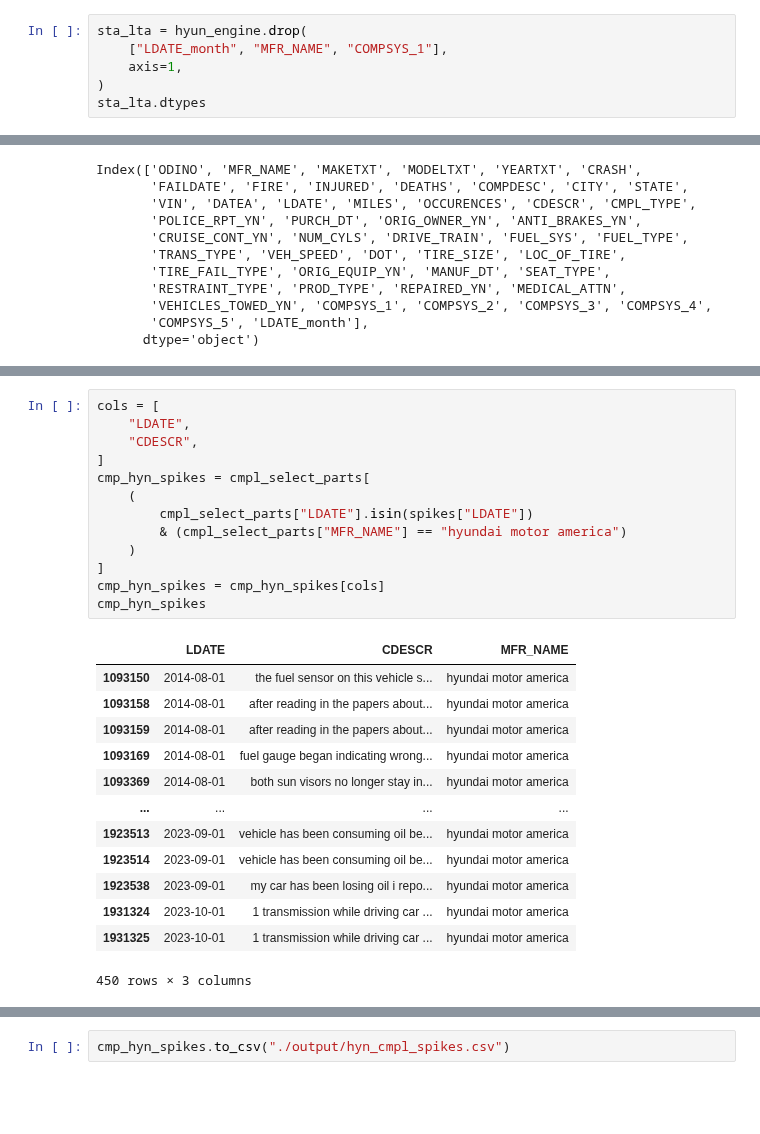
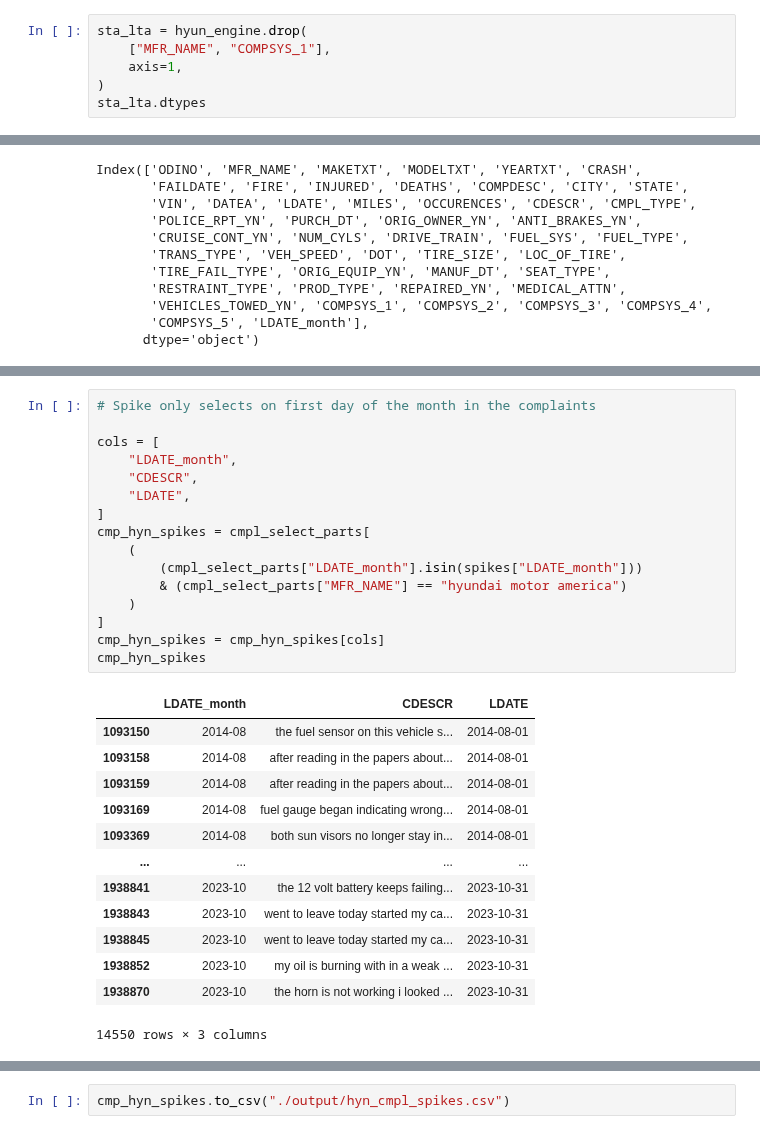
Before and after one commit to prithvidasgupta/si671, a Jupyter notebook: pm_parts_nb.ipynb, the cells around one changed output, grey strips where cells are left out. Cells and saved outputs as stored; diff of their text form; blank space fills up the shorter version.

Commit message:
Fix pull complaints for Hyundai spikes

```diff
--- a/pm_parts_nb.ipynb
+++ b/pm_parts_nb.ipynb
@@ -1021,7 +1021,7 @@ LDATE          datetime64[ns]
 dtype: object
 # %%
 sta_lta = hyun_engine.drop(
-    ["LDATE_month", "MFR_NAME", "COMPSYS_1"],
+    ["MFR_NAME", "COMPSYS_1"],
     axis=1,
 )
 sta_lta.dtypes
@@ -1186,27 +1218,30 @@ spikes.head(5)
 # %%
+# Spike only selects on first day of the month in the complaints
+
 cols = [
+    "LDATE_month",
+    "CDESCR",
     "LDATE",
-    "CDESCR",
 ]
 cmp_hyn_spikes = cmpl_select_parts[
     (
-        cmpl_select_parts["LDATE"].isin(spikes["LDATE"])
+        (cmpl_select_parts["LDATE_month"].isin(spikes["LDATE_month"]))
         & (cmpl_select_parts["MFR_NAME"] == "hyundai motor america")
     )
 ]
 cmp_hyn_spikes = cmp_hyn_spikes[cols]
 cmp_hyn_spikes
 # %% [output]
-|  | LDATE | CDESCR | MFR_NAME |
-| 1093150 | 2014-08-01 | the fuel sensor on this vehicle s... | hyundai motor america |
-| 1093158 | 2014-08-01 | after reading in the papers about... | hyundai motor america |
-| 1093159 | 2014-08-01 | after reading in the papers about... | hyundai motor america |
-| 1093169 | 2014-08-01 | fuel gauge began indicating wrong... | hyundai motor america |
-| 1093369 | 2014-08-01 | both sun visors no longer stay in... | hyundai motor america |
+|  | LDATE_month | CDESCR | LDATE |
+| 1093150 | 2014-08 | the fuel sensor on this vehicle s... | 2014-08-01 |
+| 1093158 | 2014-08 | after reading in the papers about... | 2014-08-01 |
+| 1093159 | 2014-08 | after reading in the papers about... | 2014-08-01 |
+| 1093169 | 2014-08 | fuel gauge began indicating wrong... | 2014-08-01 |
+| 1093369 | 2014-08 | both sun visors no longer stay in... | 2014-08-01 |
 | ... | ... | ... | ... |
-| 1923513 | 2023-09-01 | vehicle has been consuming oil be... | hyundai motor america |
-| 1923514 | 2023-09-01 | vehicle has been consuming oil be... | hyundai motor america |
-| 1923538 | 2023-09-01 | my car has been losing oil i repo... | hyundai motor america |
-| 1931324 | 2023-10-01 | 1 transmission while driving car ... | hyundai motor america |
-| 1931325 | 2023-10-01 | 1 transmission while driving car ... | hyundai motor america |
+| 1938841 | 2023-10 | the 12 volt battery keeps failing... | 2023-10-31 |
+| 1938843 | 2023-10 | went to leave today started my ca... | 2023-10-31 |
+| 1938845 | 2023-10 | went to leave today started my ca... | 2023-10-31 |
+| 1938852 | 2023-10 | my oil is burning with in a weak ... | 2023-10-31 |
+| 1938870 | 2023-10 | the horn is not working i looked ... | 2023-10-31 |
-450 rows × 3 columns
+14550 rows × 3 columns
```
Also changed, not shown: parts of 33 cells of this notebook, 2 other files.
